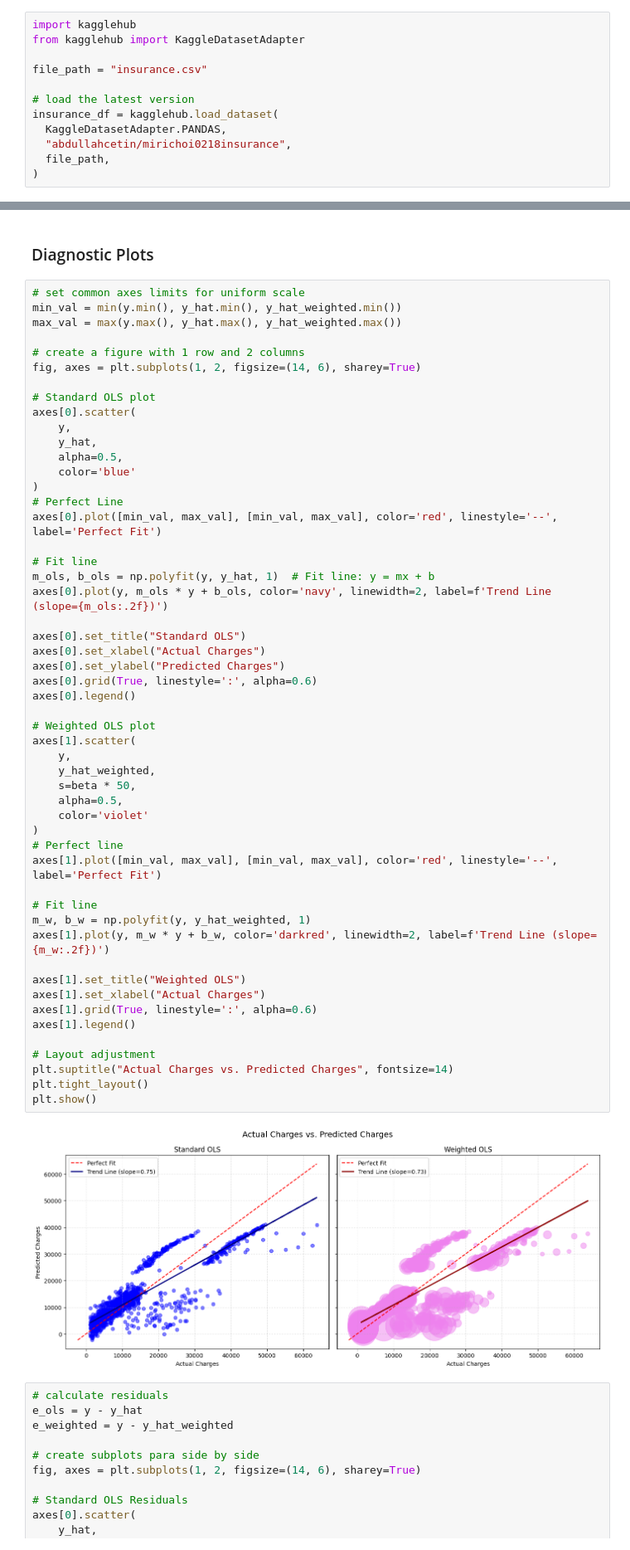
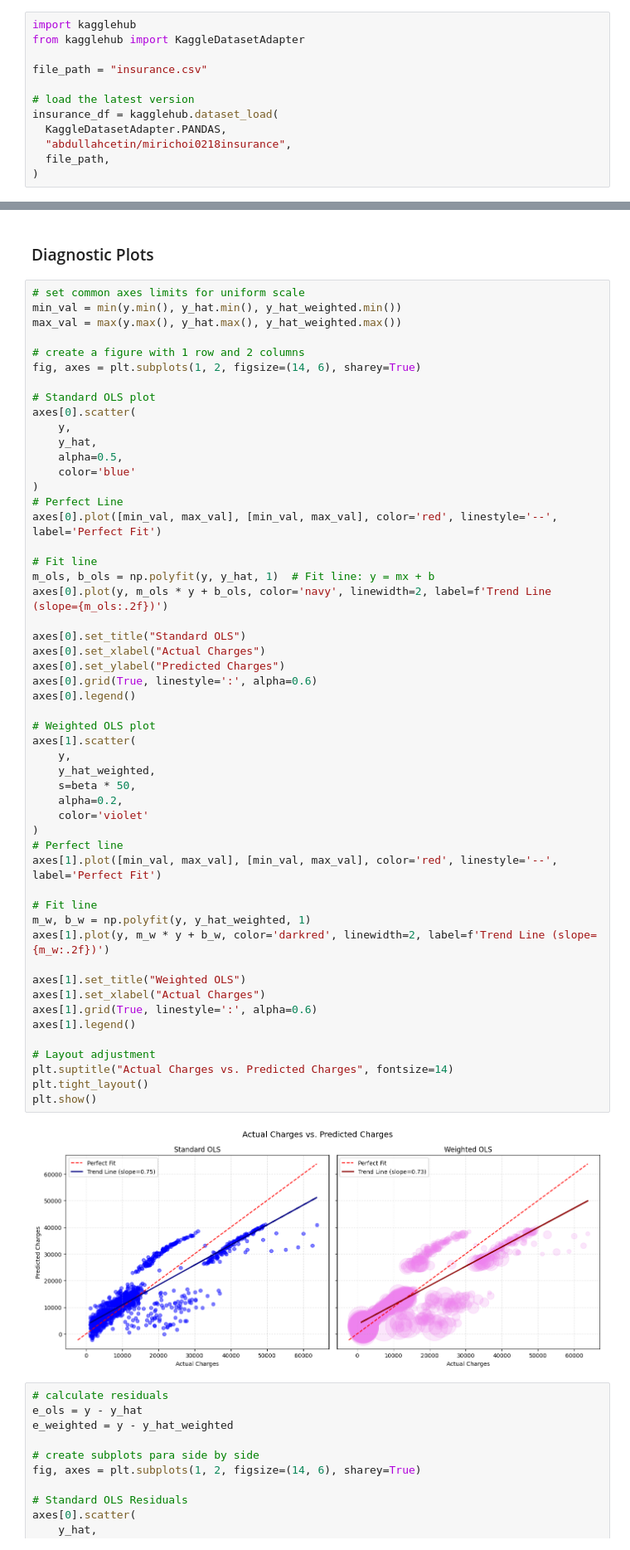
Before and after one commit to rxphaelbihag/DS171-Intro-to-Supervised-Machine-Learning, a Jupyter notebook: Least_Squares_Linear_Regression.ipynb, the cells around one changed output, grey strips where cells are left out. Shown at 83% size. Drawn from its saved outputs; the diff is of its cells as text.

```diff
--- a/Least_Squares_Linear_Regression.ipynb
+++ b/Least_Squares_Linear_Regression.ipynb
@@ -23,7 +27,7 @@ from kagglehub import KaggleDatasetAdapter
 file_path = "insurance.csv"
 
 # load the latest version
-insurance_df = kagglehub.load_dataset(
+insurance_df = kagglehub.dataset_load(
   KaggleDatasetAdapter.PANDAS,
   "abdullahcetin/mirichoi0218insurance",
   file_path,
@@ -210,35 +214,35 @@ axes[0].plot(y, m_ols * y + b_ols, color='navy', linewidth=2, label=f'Trend Line
 axes[0].set_title("Standard OLS")
 axes[0].set_xlabel("Actual Charges")
 axes[0].set_ylabel("Predicted Charges")
 axes[0].grid(True, linestyle=':', alpha=0.6)
 axes[0].legend()
 
 # Weighted OLS plot
 axes[1].scatter(
     y,
     y_hat_weighted,
     s=beta * 50,
-    alpha=0.5,
+    alpha=0.2,
     color='violet'
 )
 # Perfect line
 axes[1].plot([min_val, max_val], [min_val, max_val], color='red', linestyle='--', label='Perfect Fit')
 
 # Fit line
 m_w, b_w = np.polyfit(y, y_hat_weighted, 1)
 axes[1].plot(y, m_w * y + b_w, color='darkred', linewidth=2, label=f'Trend Line (slope={m_w:.2f})')
 
 axes[1].set_title("Weighted OLS")
 axes[1].set_xlabel("Actual Charges")
 axes[1].grid(True, linestyle=':', alpha=0.6)
 axes[1].legend()
 
 # Layout adjustment
 plt.suptitle("Actual Charges vs. Predicted Charges", fontsize=14)
 plt.tight_layout()
 plt.show()
 # %% [output]
-[figure, old version]
+[figure, new version]
 # %%
 # calculate residuals
 e_ols = y - y_hat
```
Also changed, not shown: parts of 3 cells of this notebook.
